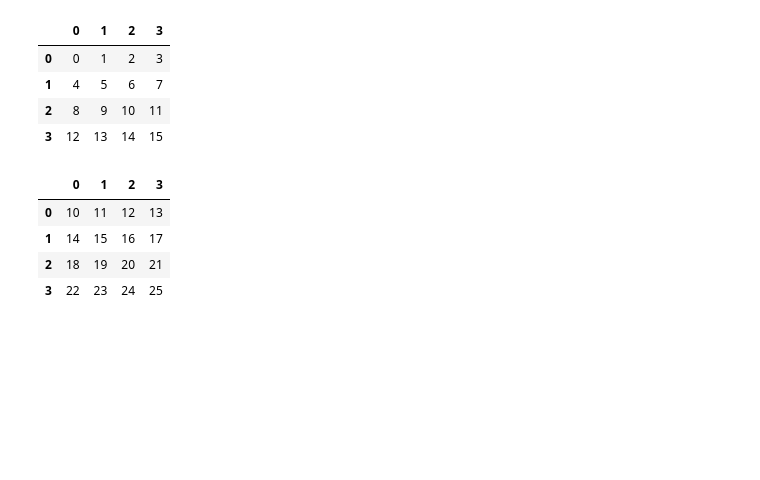
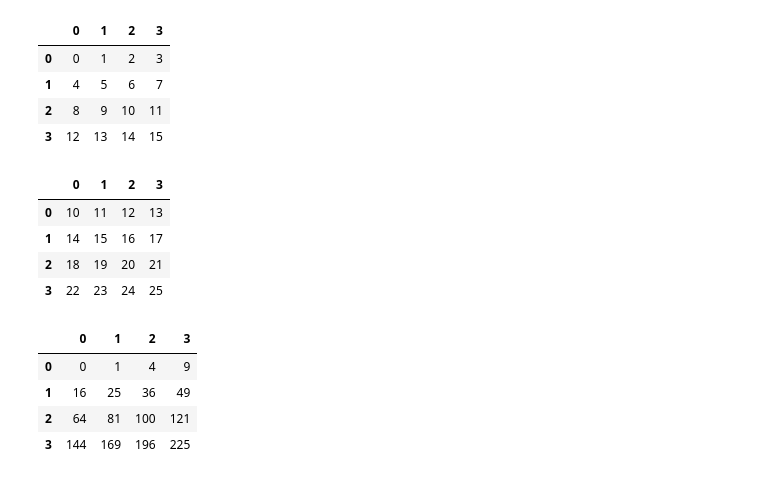
Before and after one commit to jenstem/data-analysis, a Jupyter notebook: Data Analysis/demo.ipynb, the cells around one changed output. Cells and saved outputs as stored; diff of their text form; code cells hidden in the pictures; blank space fills up the shorter version.

Commit message:
Test lambda func w x to the  power of x

```diff
--- a/Data Analysis/demo.ipynb
+++ b/Data Analysis/demo.ipynb
@@ -637,3 +637,12 @@ d.apply(f)
 | 1 | 14 | 15 | 16 | 17 |
 | 2 | 18 | 19 | 20 | 21 |
 | 3 | 22 | 23 | 24 | 25 |
+# %%
+f2 = lambda x: x*x
+d.apply(f2)
+# %% [output]
+|  | 0 | 1 | 2 | 3 |
+| 0 | 0 | 1 | 4 | 9 |
+| 1 | 16 | 25 | 36 | 49 |
+| 2 | 64 | 81 | 100 | 121 |
+| 3 | 144 | 169 | 196 | 225 |
```
